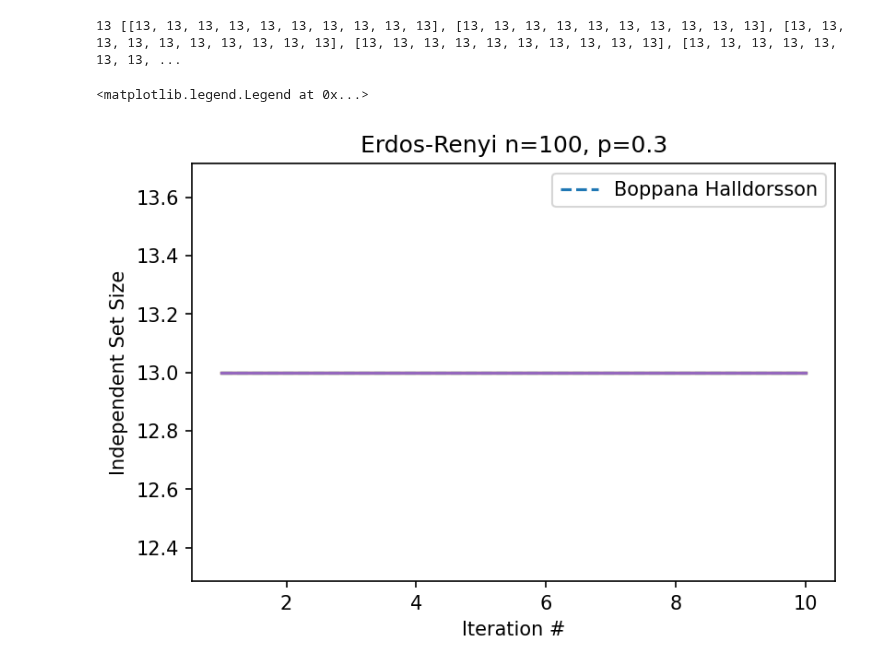
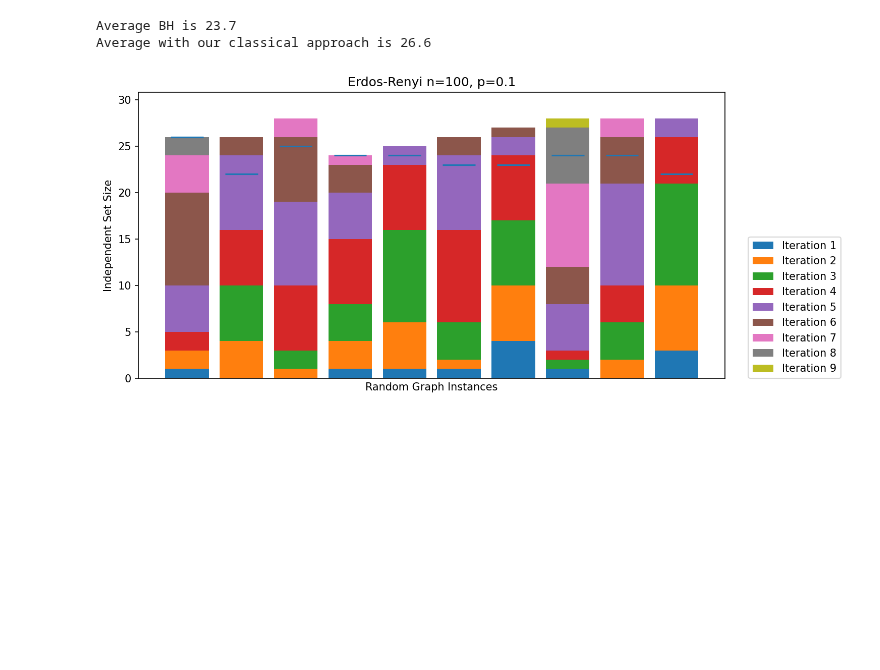
Before and after one commit to teaguetomesh/dqva-and-circuit-cutting, a Jupyter notebook: Classical_MIS.ipynb, the cells around one changed output. Drawn from its saved outputs; the diff is of its cells as text; code cells hidden in the pictures; blank space fills up the shorter version.

Commit message:
Updated classical results

```diff
--- a/Classical_MIS.ipynb
+++ b/Classical_MIS.ipynb
@@ -89,16 +5,0 @@ plt.legend()
-# %%
-n = 100
-p = 0.3
-
-boppana_halldorsson, values_list = get_plot_data(nx.erdos_renyi_graph(n, p))
-print(boppana_halldorsson, values_list)
-
-plt.figure(dpi=150)
-plt.title(f"Erdos-Renyi n={n}, p={p}"); plt.xlabel("Iteration #"); plt.ylabel("Independent Set Size")
-[plt.plot(range(1, NUM_ITERATIONS + 1), values) for values in values_list]
-plt.hlines(boppana_halldorsson, 1, NUM_ITERATIONS, linestyles='dashed', label='Boppana Halldorsson')
-plt.legend()
-# %% [output]
-13 [[13, 13, 13, 13, 13, 13, 13, 13, 13, 13], [13, 13, 13, 13, 13, 13, 13, 13, 13, 13], [13, 13, 13, 13, 13, 13, 13, 13, 13, 13], [13, 13, 13, 13, 13, 13, 13, 13, 13, 13], [13, 13, 13, 13, 13, 13, 13, ...
-<matplotlib.legend.Legend at 0x...>
-[figure, removed]
@@ -104,0 +58,40 @@ plt.legend()
+# %%
+bh_list, progress_list = [], []
+NUM_GRAPHS = 10
+n = 100
+p = 0.1
+
+for _ in range(NUM_GRAPHS):
+    G = nx.erdos_renyi_graph(n, p)
+    bh_list.append(len(approximation.maximum_independent_set(G)))
+    progress_list.append(classical_MIS_approach(G))
+
+
+plt.figure(dpi=150, figsize=(10, 5))
+plt.title(f"Erdos-Renyi n={n}, p={p}"); plt.xlabel("Random Graph Instances"); plt.ylabel("Independent Set Size")
+plt.ylim(
+    0,
+    max([max([max(progress) for progress in progress_list]), max(bh_list)]) * 1.1
+)
+plt.xticks([])
+
+
+for j in range(1, MAX_RECURSION_DEPTH):
+    plt.bar(
+        range(NUM_GRAPHS),
+        [progress[j] - progress[j - 1] for progress in progress_list],
+        bottom=[progress[j - 1] for progress in progress_list],
+        label=f"Iteration {j}",
+    )
+
+for i in range(NUM_GRAPHS):
+    plt.hlines(bh_list[i], xmin=i-0.3, xmax=i+0.3)
+
+plt.legend(loc=(1.04,0));
+
+print("Average BH is", np.mean(bh_list))
+print("Average with our classical approach is", np.mean([progress[-1] for progress in progress_list]))
+# %% [output]
+Average BH is 23.7
+Average with our classical approach is 26.6
+[figure, added]
```
Also changed, not shown: parts of 11 cells of this notebook.
